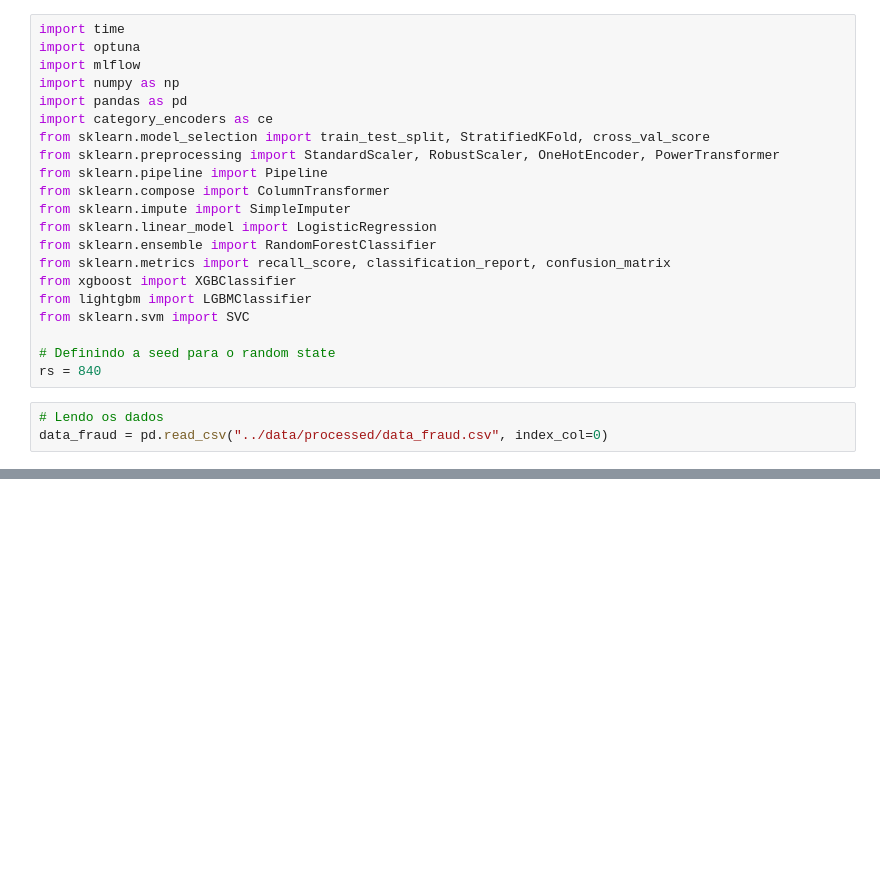
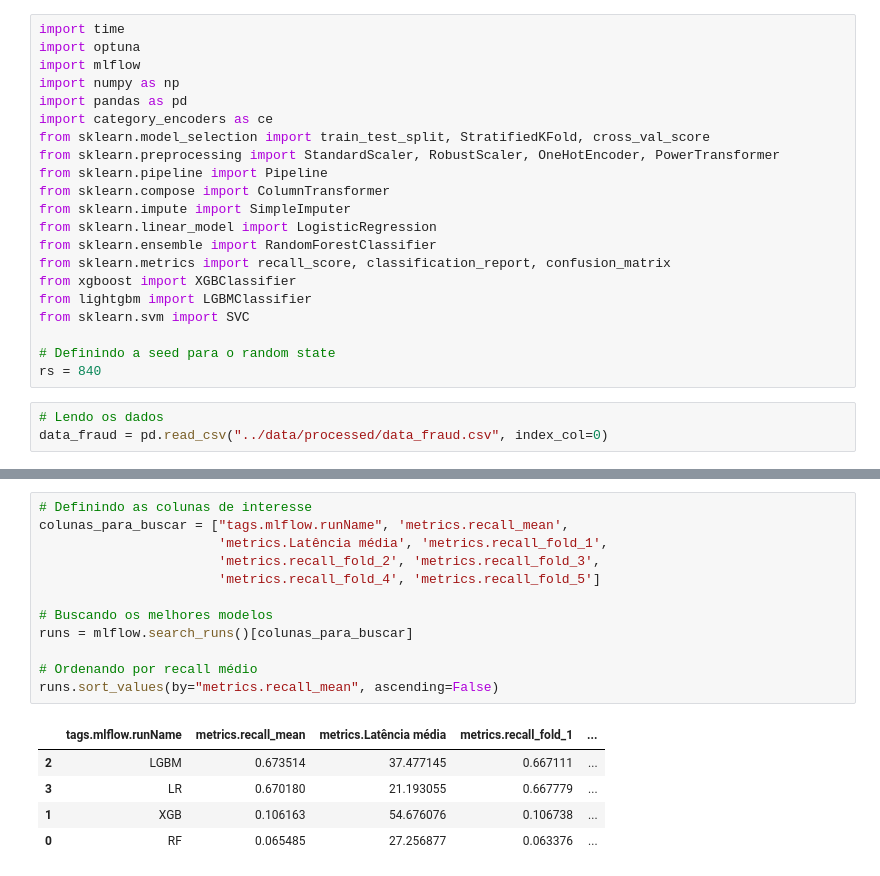
Before and after one commit to dnsrsdata/preditor_fraude, a Jupyter notebook: notebooks/model_experimentation.ipynb, the cells around one changed output, grey strips where cells are left out. Drawn from its saved outputs; the diff is of its cells as text; blank space fills up the shorter version.

```diff
--- a/notebooks/model_experimentation.ipynb
+++ b/notebooks/model_experimentation.ipynb
@@ -120,0 +310,18 @@ dict_transformers = {"PT": PowerTransformer()}
+# %%
+# Definindo as colunas de interesse
+colunas_para_buscar = ["tags.mlflow.runName", 'metrics.recall_mean',
+                       'metrics.Latência média', 'metrics.recall_fold_1',
+                       'metrics.recall_fold_2', 'metrics.recall_fold_3',
+                       'metrics.recall_fold_4', 'metrics.recall_fold_5']
+
+# Buscando os melhores modelos
+runs = mlflow.search_runs()[colunas_para_buscar]
+
+# Ordenando por recall médio
+runs.sort_values(by="metrics.recall_mean", ascending=False)
+# %% [output]
+|  | tags.mlflow.runName | metrics.recall_mean | metrics.Latência média | metrics.recall_fold_1 | ... |
+| 2 | LGBM | 0.673514 | 37.477145 | 0.667111 | ... |
+| 3 | LR | 0.670180 | 21.193055 | 0.667779 | ... |
+| 1 | XGB | 0.106163 | 54.676076 | 0.106738 | ... |
+| 0 | RF | 0.065485 | 27.256877 | 0.063376 | ... |
```
Also changed, not shown: parts of 13 cells of this notebook.
